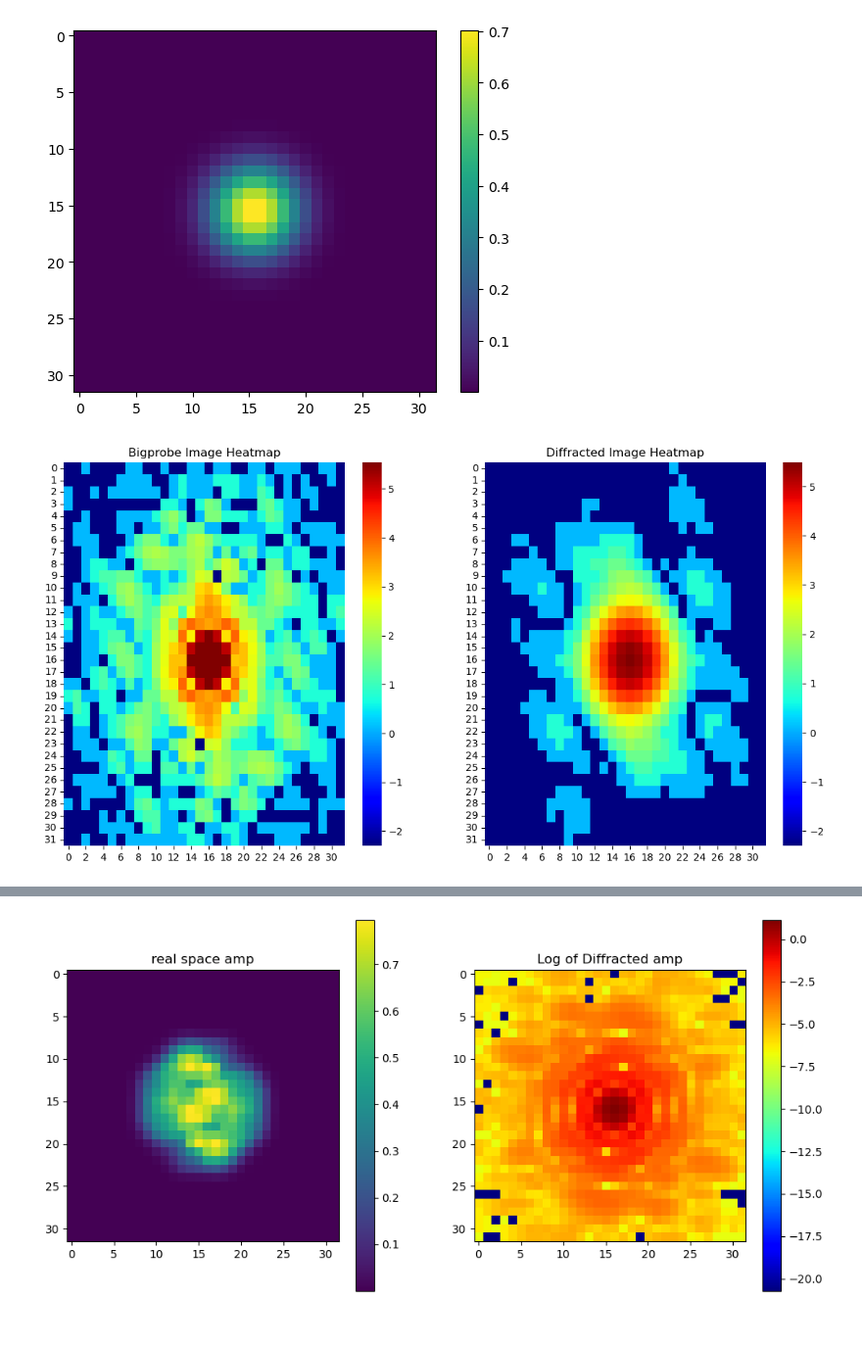
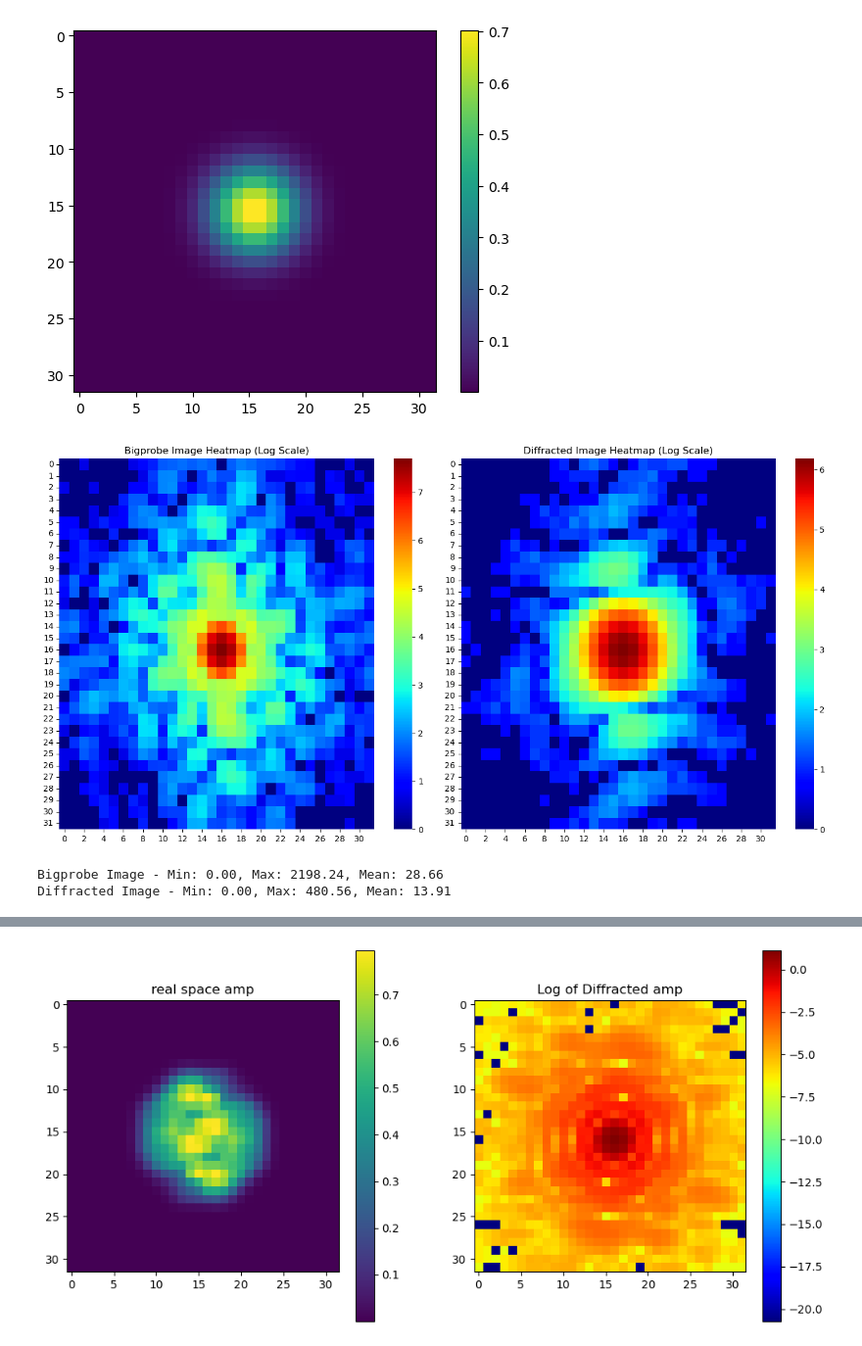
Before and after one commit to hoidn/MAE, a Jupyter notebook: diffraction.ipynb, the cells around one changed output, grey strips where cells are left out. Shown at 98% size. Drawn from its saved outputs; the diff is of its cells as text; code cells hidden in the pictures.

```diff
--- a/diffraction.ipynb
+++ b/diffraction.ipynb
@@ -140,42 +175,36 @@ plt.colorbar()
 # %%
-import os
-import matplotlib.pyplot as plt
-import seaborn as sns
-import numpy as np
-from PIL import Image
+# # Step 3: Select the first pair
+# if not matched_files:
+#     print("No matching files found.")
+# else:
+#     first_match = next(it)
+#     bigprobe_path = os.path.join(bigprobe_dir, first_match)
+#     diffracted_path = os.path.join(diffracted_dir, first_match)
 
-# Step 1: List PNG files in both directories with 'test_diff' in the name
-bigprobe_dir = 'bigprobe_images/test'
-diffracted_dir = 'diffracted_images/test'
+#     # Step 4: Load .npy files and plot heatmaps
+#     bigprobe_img = np.load(bigprobe_path)
+#     diffracted_img = np.load(diffracted_path)
 
-bigprobe_files = [f for f in os.listdir(bigprobe_dir) if f.endswith('.png') and 'test_diff' in f]
-diffracted_files = [f for f in os.listdir(diffracted_dir) if f.endswith('.png') and 'test_diff' in f]
+#     # Handle multi-channel data if present
+#     if bigprobe_img.ndim > 2:
+#         bigprobe_img = np.mean(bigprobe_img, axis=0)  # Average across channels
+#     if diffracted_img.ndim > 2:
+#         diffracted_img = np.mean(diffracted_img, axis=0)  # Average across channels
 
-# Step 2: Match files with the same name
-matched_files = set(bigprobe_files).intersection(diffracted_files)
+#     fig, axes = plt.subplots(1, 2, figsize=(14, 7))
 
-it = iter(matched_files)
+#     sns.heatmap(np.log1p(bigprobe_img), ax=axes[0], cmap='jet')
+#     axes[0].set_title('Bigprobe Image Heatmap (Log Scale)')
+#     sns.heatmap(np.log1p(diffracted_img), ax=axes[1], cmap='jet')
+#     axes[1].set_title('Diffracted Image Heatmap (Log Scale)')
+
+#     plt.tight_layout()
+#     plt.show()
+
+#     # Print some statistics
+#     print(f"Bigprobe Image - Min: {bigprobe_img.min():.2f}, Max: {bigprobe_img.max():.2f}, Mean: {bigprobe_img.mean():.2f}")
+#     print(f"Diffracted Image - Min: {diffracted_img.min():.2f}, Max: {diffracted_img.max():.2f}, Mean: {diffracted_img.mean():.2f}")
+# %% [output]
+[figure, added]
+Bigprobe Image - Min: 0.00, Max: 2198.24, Mean: 28.66
+Diffracted Image - Min: 0.00, Max: 480.56, Mean: 13.91
-# %%
-# Step 3: Select the first pair
-if not matched_files:
-    print("No matching files found.")
-else:
-    first_match = next(it)
-    bigprobe_path = os.path.join(bigprobe_dir, first_match)
-    diffracted_path = os.path.join(diffracted_dir, first_match)
-
-    # Step 4: Load images and plot heatmaps
-    bigprobe_img = np.array(Image.open(bigprobe_path).convert('L'))
-    diffracted_img = np.array(Image.open(diffracted_path).convert('L'))
-
-    fig, axes = plt.subplots(1, 2, figsize=(14, 7))
-
-    sns.heatmap(np.log(.1 + bigprobe_img), ax=axes[0], cmap='jet')
-    axes[0].set_title('Bigprobe Image Heatmap')
-
-    sns.heatmap(np.log(.1 + diffracted_img), ax=axes[1], cmap='jet')
-    axes[1].set_title('Diffracted Image Heatmap')
-
-    plt.show()
-# %% [output]
-[figure, removed]
```
Also changed, not shown: parts of 11 cells of this notebook, 9 other files.
